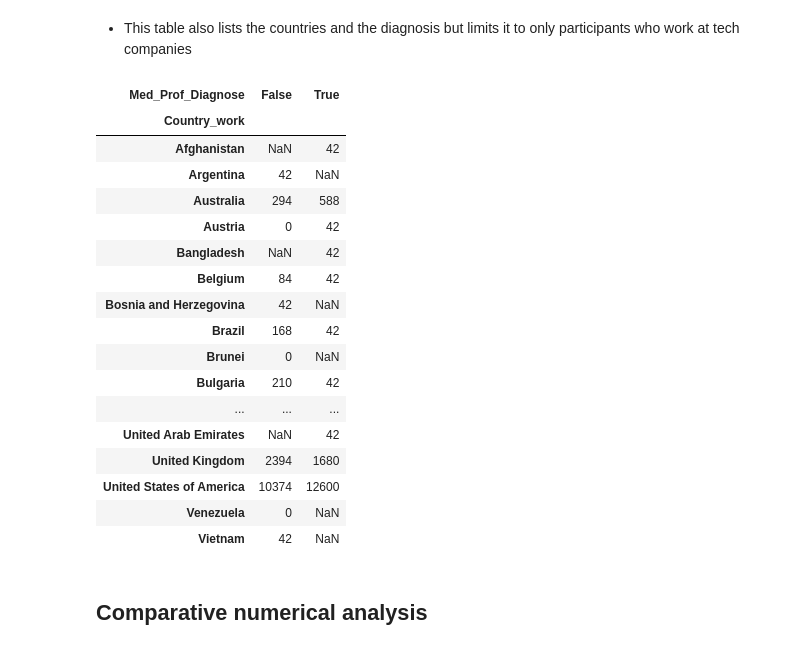
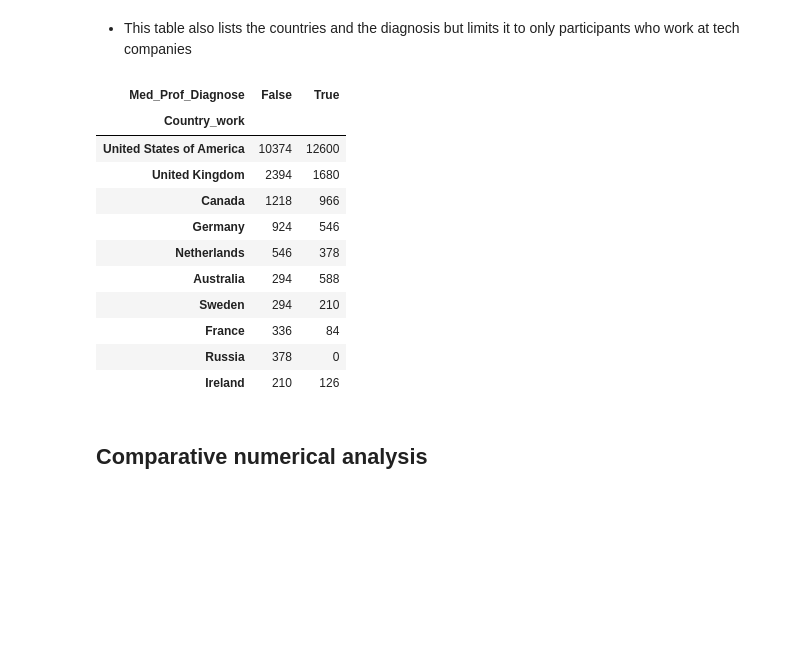
Before and after one commit to emmablumenkrantz/PUBH1142, a Jupyter notebook: Analysis_MHIT.ipynb, the cells around one changed output. Cells and saved outputs as stored; diff of their text form; code cells hidden in the pictures; blank space fills up the shorter version.

```diff
--- a/Analysis_MHIT.ipynb
+++ b/Analysis_MHIT.ipynb
@@ -177,27 +185,39 @@ pd.crosstab(os['Country_work'], os['Med_Prof_Diagnose'])
 # %% [markdown]
 - This table also lists the countries and the diagnosis but limits it to only participants who work at tech companies
-# %%
-# Add onto the previous table a limiting factor that they must work in a tech company
-pd.crosstab(os['Country_work'], os['Med_Prof_Diagnose'], values=os['Tech_company'], aggfunc='sum')
-# %% [output]
-| Med_Prof_Diagnose | False | True |
-| Country_work |  |  |
-| Afghanistan | NaN | 42 |
-| Argentina | 42 | NaN |
-| Australia | 294 | 588 |
-| Austria | 0 | 42 |
-| Bangladesh | NaN | 42 |
-| Belgium | 84 | 42 |
-| Bosnia and Herzegovina | 42 | NaN |
-| Brazil | 168 | 42 |
-| Brunei | 0 | NaN |
-| Bulgaria | 210 | 42 |
-| ... | ... | ... |
-| United Arab Emirates | NaN | 42 |
-| United Kingdom | 2394 | 1680 |
-| United States of America | 10374 | 12600 |
-| Venezuela | 0 | NaN |
-| Vietnam | 42 | NaN |
+# %%
+# Filter the dataset to include only individuals working at a tech company
+tech_company_data = os[os['Tech_company'] == True]
+
+# Create a crosstab of countries and mental health diagnoses for tech company employees
+country_diagnosis_counts = pd.crosstab(tech_company_data['Country_work'], tech_company_data['Med_Prof_Diagnose'])
+
+# Add a total column to calculate the total frequency for each country
+country_diagnosis_counts['Total'] = country_diagnosis_counts.sum(axis=1)
+
+# Sort by the total frequency in descending order
+sorted_country_diagnosis_counts = country_diagnosis_counts.sort_values(by='Total', ascending=False)
+
+# Display only the top 10 countries
+top_10_countries_dg_tc = sorted_country_diagnosis_counts.head(10)
+
+# Drop the 'Total' column for display purposes (optional)
+top_10_countries_dg_tc = top_10_countries_dg_tc.drop(columns=['Total'])
+
+# Display the result
+top_10_countries_dg_tc
+# %% [output]
+| Med_Prof_Diagnose | False | True |
+| Country_work |  |  |
+| United States of America | 10374 | 12600 |
+| United Kingdom | 2394 | 1680 |
+| Canada | 1218 | 966 |
+| Germany | 924 | 546 |
+| Netherlands | 546 | 378 |
+| Australia | 294 | 588 |
+| Sweden | 294 | 210 |
+| France | 336 | 84 |
+| Russia | 378 | 0 |
+| Ireland | 210 | 126 |
 # %% [markdown]
 ## Comparative numerical analysis
 # %% [markdown]
```
Also changed, not shown: parts of 4 cells of this notebook.
